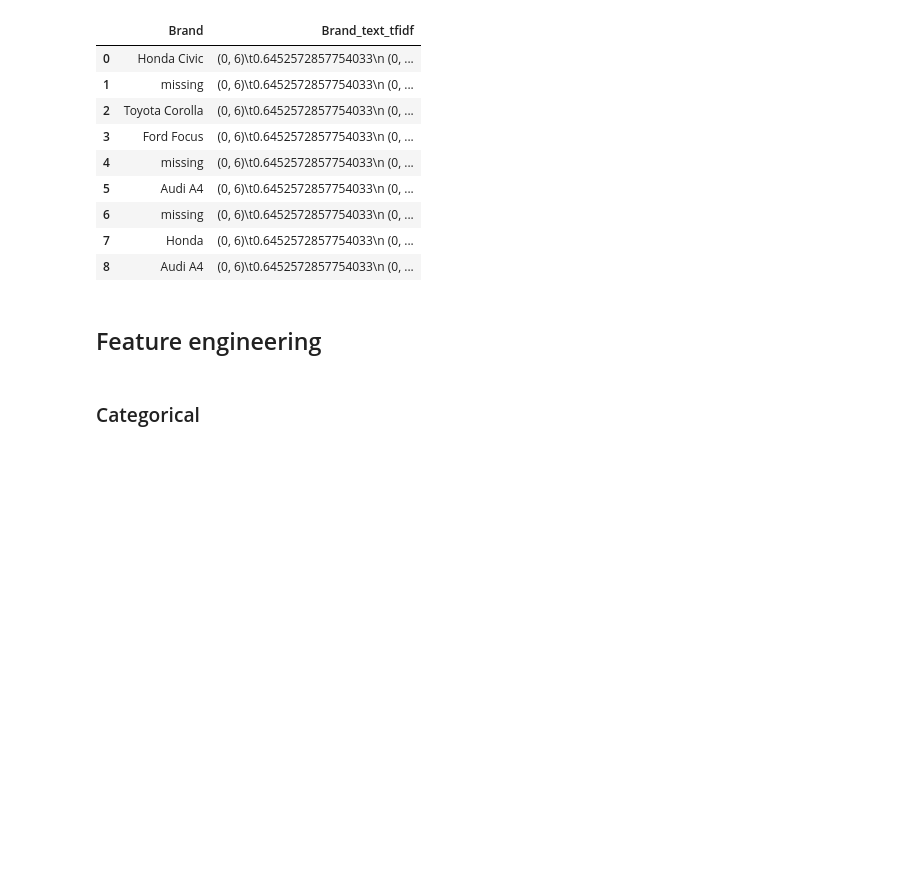
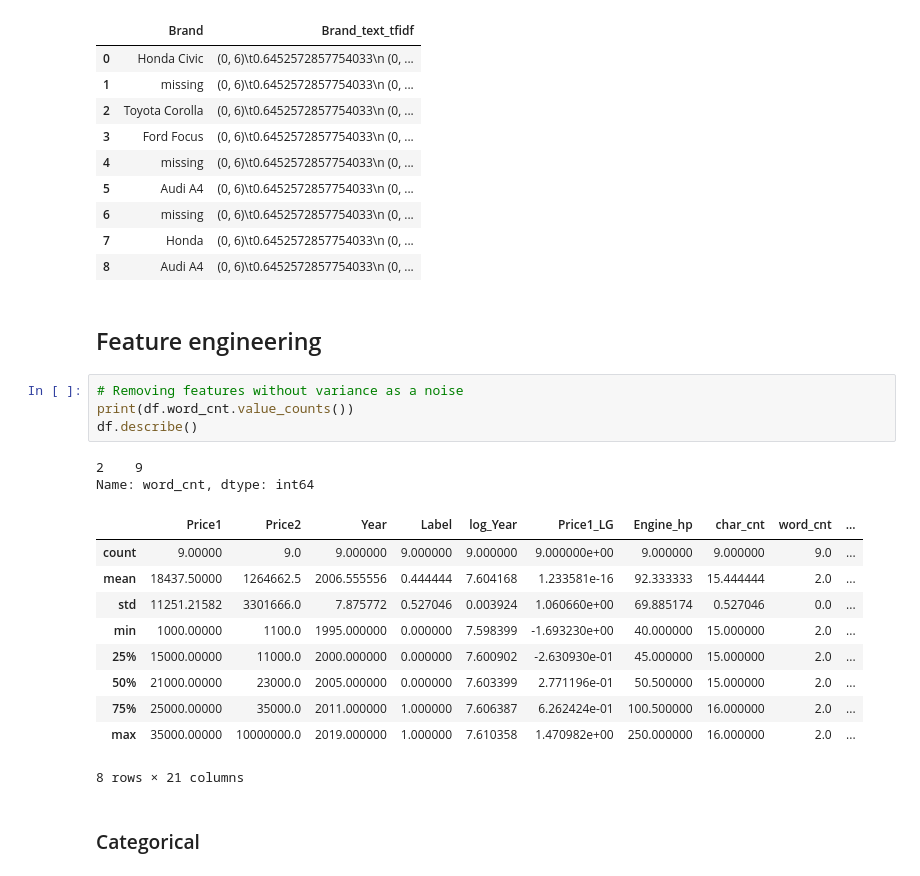
Before and after one commit to MarinaBorodkina/Preprocessing, a Jupyter notebook: Preprocessing.ipynb, the cells around one changed output. Drawn from its saved outputs; the diff is of its cells as text; blank space fills up the shorter version.

```diff
--- a/Preprocessing.ipynb
+++ b/Preprocessing.ipynb
@@ -720,6 +722,23 @@ df[['Brand', 'Brand_text_tfidf']]
 | 8 | Audi A4 | (0, 6)\t0.6452572857754033\n (0, ... |
 # %% [markdown]
 ## Feature engineering
+# %%
+# Removing features without variance as a noise
+print(df.word_cnt.value_counts())
+df.describe()
+# %% [output]
+2    9
+Name: word_cnt, dtype: int64
+|  | Price1 | Price2 | Year | Label | log_Year | Price1_LG | Engine_hp | char_cnt | word_cnt | ... |
+| count | 9.00000 | 9.0 | 9.000000 | 9.000000 | 9.000000 | 9.000000e+00 | 9.000000 | 9.000000 | 9.0 | ... |
+| mean | 18437.50000 | 1264662.5 | 2006.555556 | 0.444444 | 7.604168 | 1.233581e-16 | 92.333333 | 15.444444 | 2.0 | ... |
+| std | 11251.21582 | 3301666.0 | 7.875772 | 0.527046 | 0.003924 | 1.060660e+00 | 69.885174 | 0.527046 | 0.0 | ... |
+| min | 1000.00000 | 1100.0 | 1995.000000 | 0.000000 | 7.598399 | -1.693230e+00 | 40.000000 | 15.000000 | 2.0 | ... |
+| 25% | 15000.00000 | 11000.0 | 2000.000000 | 0.000000 | 7.600902 | -2.630930e-01 | 45.000000 | 15.000000 | 2.0 | ... |
+| 50% | 21000.00000 | 23000.0 | 2005.000000 | 0.000000 | 7.603399 | 2.771196e-01 | 50.500000 | 15.000000 | 2.0 | ... |
+| 75% | 25000.00000 | 35000.0 | 2011.000000 | 1.000000 | 7.606387 | 6.262424e-01 | 100.500000 | 16.000000 | 2.0 | ... |
+| max | 35000.00000 | 10000000.0 | 2019.000000 | 1.000000 | 7.610358 | 1.470982e+00 | 250.000000 | 16.000000 | 2.0 | ... |
+8 rows × 21 columns
 # %% [markdown]
 ### Categorical
 # %% [markdown]
```
Also changed, not shown: parts of 5 cells of this notebook.
